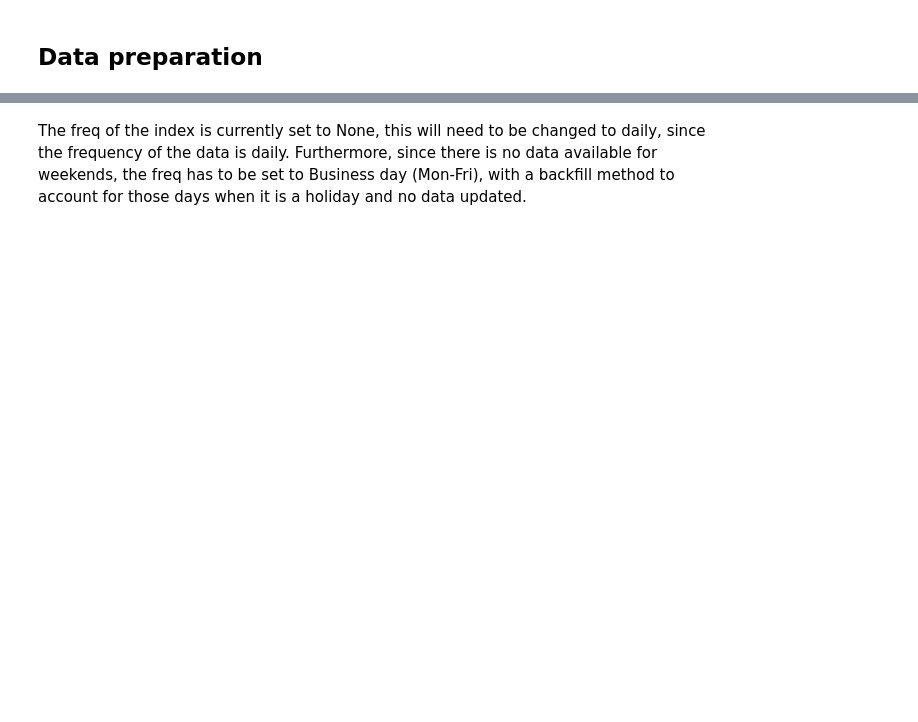
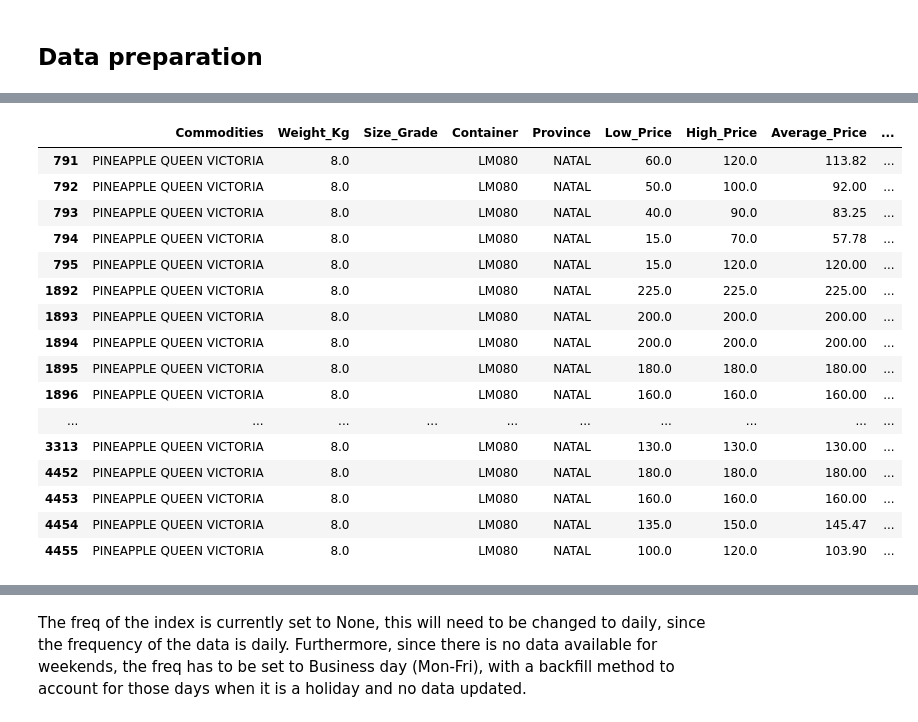
Before and after one commit to scmosoeu/fresh_produce, a Jupyter notebook: forecasting/notebooks/general_forecasting.ipynb, the cells around one changed output, grey strips where cells are left out. Saved outputs shown, nothing was run; the diff lists cells and outputs as text; code cells hidden in the pictures; blank space fills up the shorter version.

```diff
--- a/forecasting/notebooks/general_forecasting.ipynb
+++ b/forecasting/notebooks/general_forecasting.ipynb
@@ -56,0 +131,20 @@ For the purpose of this notebook, analysis will focus on potatoes.
+# %%
+sales[(sales['Commodities'] == 'PINEAPPLE QUEEN VICTORIA') & (sales['Container'] == 'LM080') & (sales['Province'] == 'NATAL')].head(20)
+# %% [output]
+|  | Commodities | Weight_Kg | Size_Grade | Container | Province | Low_Price | High_Price | Average_Price | ... |
+| 791 | PINEAPPLE QUEEN VICTORIA | 8.0 |  | LM080 | NATAL | 60.0 | 120.0 | 113.82 | ... |
+| 792 | PINEAPPLE QUEEN VICTORIA | 8.0 |  | LM080 | NATAL | 50.0 | 100.0 | 92.00 | ... |
+| 793 | PINEAPPLE QUEEN VICTORIA | 8.0 |  | LM080 | NATAL | 40.0 | 90.0 | 83.25 | ... |
+| 794 | PINEAPPLE QUEEN VICTORIA | 8.0 |  | LM080 | NATAL | 15.0 | 70.0 | 57.78 | ... |
+| 795 | PINEAPPLE QUEEN VICTORIA | 8.0 |  | LM080 | NATAL | 15.0 | 120.0 | 120.00 | ... |
+| 1892 | PINEAPPLE QUEEN VICTORIA | 8.0 |  | LM080 | NATAL | 225.0 | 225.0 | 225.00 | ... |
+| 1893 | PINEAPPLE QUEEN VICTORIA | 8.0 |  | LM080 | NATAL | 200.0 | 200.0 | 200.00 | ... |
+| 1894 | PINEAPPLE QUEEN VICTORIA | 8.0 |  | LM080 | NATAL | 200.0 | 200.0 | 200.00 | ... |
+| 1895 | PINEAPPLE QUEEN VICTORIA | 8.0 |  | LM080 | NATAL | 180.0 | 180.0 | 180.00 | ... |
+| 1896 | PINEAPPLE QUEEN VICTORIA | 8.0 |  | LM080 | NATAL | 160.0 | 160.0 | 160.00 | ... |
+| ... | ... | ... | ... | ... | ... | ... | ... | ... | ... |
+| 3313 | PINEAPPLE QUEEN VICTORIA | 8.0 |  | LM080 | NATAL | 130.0 | 130.0 | 130.00 | ... |
+| 4452 | PINEAPPLE QUEEN VICTORIA | 8.0 |  | LM080 | NATAL | 180.0 | 180.0 | 180.00 | ... |
+| 4453 | PINEAPPLE QUEEN VICTORIA | 8.0 |  | LM080 | NATAL | 160.0 | 160.0 | 160.00 | ... |
+| 4454 | PINEAPPLE QUEEN VICTORIA | 8.0 |  | LM080 | NATAL | 135.0 | 150.0 | 145.47 | ... |
+| 4455 | PINEAPPLE QUEEN VICTORIA | 8.0 |  | LM080 | NATAL | 100.0 | 120.0 | 103.90 | ... |
```
Also changed, not shown: parts of 38 cells of this notebook.
